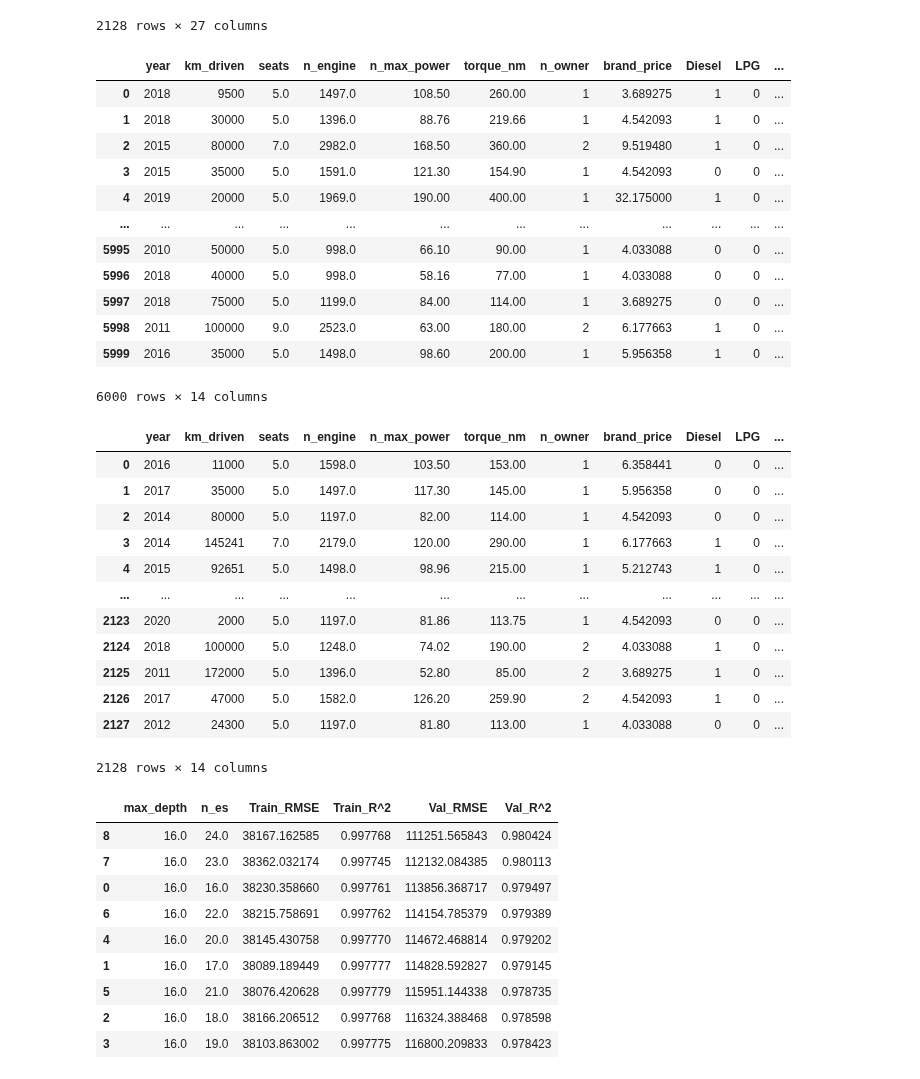
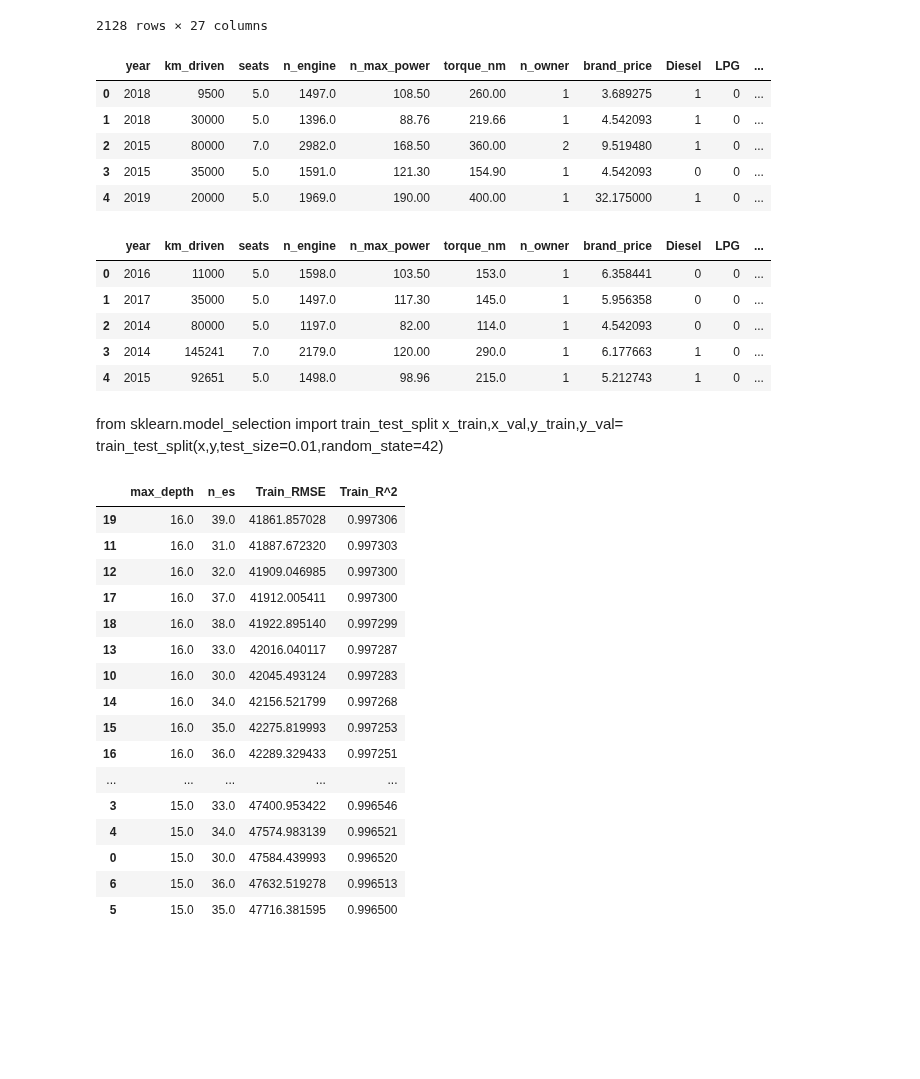
Before and after one commit to khoa2181/DataPreparation, a Jupyter notebook: Tran Minh Khoa_Final Data Preparation.ipynb, the cells around one changed output. Cells and saved outputs as stored; diff of their text form; code cells hidden in the pictures; blank space fills up the shorter version.

Commit message:
score: 122281.81939

```diff
--- a/Tran Minh Khoa_Final Data Preparation.ipynb
+++ b/Tran Minh Khoa_Final Data Preparation.ipynb
@@ -176,7 +169,7 @@ test
 x = train.drop(['name','fuel','selling_price','seller_type','transmission','owner','mileage','engine','max_power','torque','brand','brand_extend','n_mileage'], axis=1)
 y = train['selling_price']
 # %%
-x
+x.head()
 # %% [output]
 |  | year | km_driven | seats | n_engine | n_max_power | torque_nm | n_owner | brand_price | Diesel | LPG | ... |
 | 0 | 2018 | 9500 | 5.0 | 1497.0 | 108.50 | 260.00 | 1 | 3.689275 | 1 | 0 | ... |
@@ -184,28 +177,14 @@ x
 | 2 | 2015 | 80000 | 7.0 | 2982.0 | 168.50 | 360.00 | 2 | 9.519480 | 1 | 0 | ... |
 | 3 | 2015 | 35000 | 5.0 | 1591.0 | 121.30 | 154.90 | 1 | 4.542093 | 0 | 0 | ... |
 | 4 | 2019 | 20000 | 5.0 | 1969.0 | 190.00 | 400.00 | 1 | 32.175000 | 1 | 0 | ... |
-| ... | ... | ... | ... | ... | ... | ... | ... | ... | ... | ... | ... |
-| 5995 | 2010 | 50000 | 5.0 | 998.0 | 66.10 | 90.00 | 1 | 4.033088 | 0 | 0 | ... |
-| 5996 | 2018 | 40000 | 5.0 | 998.0 | 58.16 | 77.00 | 1 | 4.033088 | 0 | 0 | ... |
-| 5997 | 2018 | 75000 | 5.0 | 1199.0 | 84.00 | 114.00 | 1 | 3.689275 | 0 | 0 | ... |
-| 5998 | 2011 | 100000 | 9.0 | 2523.0 | 63.00 | 180.00 | 2 | 6.177663 | 1 | 0 | ... |
-| 5999 | 2016 | 35000 | 5.0 | 1498.0 | 98.60 | 200.00 | 1 | 5.956358 | 1 | 0 | ... |
-6000 rows × 14 columns
 # %%
 x_test = test.drop(['Id','name','fuel','seller_type','transmission','owner','mileage','engine','max_power','torque','brand','brand_extend','n_mileage'], axis=1)
 # %%
-x_test
+x_test.head()
 # %% [output]
 |  | year | km_driven | seats | n_engine | n_max_power | torque_nm | n_owner | brand_price | Diesel | LPG | ... |
-| 0 | 2016 | 11000 | 5.0 | 1598.0 | 103.50 | 153.00 | 1 | 6.358441 | 0 | 0 | ... |
-| 1 | 2017 | 35000 | 5.0 | 1497.0 | 117.30 | 145.00 | 1 | 5.956358 | 0 | 0 | ... |
-| 2 | 2014 | 80000 | 5.0 | 1197.0 | 82.00 | 114.00 | 1 | 4.542093 | 0 | 0 | ... |
-| 3 | 2014 | 145241 | 7.0 | 2179.0 | 120.00 | 290.00 | 1 | 6.177663 | 1 | 0 | ... |
-| 4 | 2015 | 92651 | 5.0 | 1498.0 | 98.96 | 215.00 | 1 | 5.212743 | 1 | 0 | ... |
-| ... | ... | ... | ... | ... | ... | ... | ... | ... | ... | ... | ... |
-| 2123 | 2020 | 2000 | 5.0 | 1197.0 | 81.86 | 113.75 | 1 | 4.542093 | 0 | 0 | ... |
-| 2124 | 2018 | 100000 | 5.0 | 1248.0 | 74.02 | 190.00 | 2 | 4.033088 | 1 | 0 | ... |
-| 2125 | 2011 | 172000 | 5.0 | 1396.0 | 52.80 | 85.00 | 2 | 3.689275 | 1 | 0 | ... |
-| 2126 | 2017 | 47000 | 5.0 | 1582.0 | 126.20 | 259.90 | 2 | 4.542093 | 1 | 0 | ... |
-| 2127 | 2012 | 24300 | 5.0 | 1197.0 | 81.80 | 113.00 | 1 | 4.033088 | 0 | 0 | ... |
+| 0 | 2016 | 11000 | 5.0 | 1598.0 | 103.50 | 153.0 | 1 | 6.358441 | 0 | 0 | ... |
+| 1 | 2017 | 35000 | 5.0 | 1497.0 | 117.30 | 145.0 | 1 | 5.956358 | 0 | 0 | ... |
+| 2 | 2014 | 80000 | 5.0 | 1197.0 | 82.00 | 114.0 | 1 | 4.542093 | 0 | 0 | ... |
+| 3 | 2014 | 145241 | 7.0 | 2179.0 | 120.00 | 290.0 | 1 | 6.177663 | 1 | 0 | ... |
+| 4 | 2015 | 92651 | 5.0 | 1498.0 | 98.96 | 215.0 | 1 | 5.212743 | 1 | 0 | ... |
-2128 rows × 14 columns
@@ -215,3 +191,6 @@ x_train,x_val,y_train,y_val= train_test_split(x,y,test_size=0.1,random_state=42)
+# %% [markdown]
+from sklearn.model_selection import train_test_split
+x_train,x_val,y_train,y_val= train_test_split(x,y,test_size=0.01,random_state=42)
 # %%
 from sklearn.ensemble import RandomForestRegressor
 from sklearn.ensemble import ExtraTreesRegressor
@@ -219,33 +198,37 @@ from sklearn.ensemble import GradientBoostingRegressor
 import xgboost as xgb
 from sklearn import metrics
 # %%
-result3 = pd.DataFrame(columns=['max_depth','n_es', 'Train_RMSE', 'Train_R^2', 'Val_RMSE', 'Val_R^2'])
+result3 = pd.DataFrame(columns=['max_depth','n_es', 'Train_RMSE', 'Train_R^2'])
 
-for i in range(16,17):
-    for j in range(16,25):
+for i in range(15,17):
+    for j in range(30,40):
         extra_tree = ExtraTreesRegressor(random_state=42, max_depth=i, n_estimators=j)
-        extra_tree.fit(x_train,y_train)
+        extra_tree.fit(x,y)
 
-        train_pred = extra_tree.predict(x_train)
-        val_pred = extra_tree.predict(x_val)
+        train_pred = extra_tree.predict(x)
 
-        train_rmse = np.sqrt(metrics.mean_squared_error(y_train, train_pred))
-        train_r2 = metrics.r2_score(y_train, train_pred)
-        val_rmse = np.sqrt(metrics.mean_squared_error(y_val, val_pred))
-        val_r2 = metrics.r2_score(y_val, val_pred)
+        train_rmse = np.sqrt(metrics.mean_squared_error(y, train_pred))
+        train_r2 = metrics.r2_score(y, train_pred)
 
-        result3 = result3.append(pd.Series({'max_depth': i,'n_es': j, 'Train_RMSE':train_rmse, 'Train_R^2':train_r2, 'Val_RMSE':val_rmse, 'Val_R^2':val_r2}), ignore_index=True)
+        result3 = result3.append(pd.Series({'max_depth': i,'n_es': j, 'Train_RMSE':train_rmse, 'Train_R^2':train_r2}), ignore_index=True)
 
-result3.sort_values(by='Val_RMSE')
+result3.sort_values(by='Train_RMSE')
 # %% [output]
-|  | max_depth | n_es | Train_RMSE | Train_R^2 | Val_RMSE | Val_R^2 |
-| 8 | 16.0 | 24.0 | 38167.162585 | 0.997768 | 111251.565843 | 0.980424 |
-| 7 | 16.0 | 23.0 | 38362.032174 | 0.997745 | 112132.084385 | 0.980113 |
-| 0 | 16.0 | 16.0 | 38230.358660 | 0.997761 | 113856.368717 | 0.979497 |
-| 6 | 16.0 | 22.0 | 38215.758691 | 0.997762 | 114154.785379 | 0.979389 |
-| 4 | 16.0 | 20.0 | 38145.430758 | 0.997770 | 114672.468814 | 0.979202 |
-| 1 | 16.0 | 17.0 | 38089.189449 | 0.997777 | 114828.592827 | 0.979145 |
-| 5 | 16.0 | 21.0 | 38076.420628 | 0.997779 | 115951.144338 | 0.978735 |
-| 2 | 16.0 | 18.0 | 38166.206512 | 0.997768 | 116324.388468 | 0.978598 |
-| 3 | 16.0 | 19.0 | 38103.863002 | 0.997775 | 116800.209833 | 0.978423 |
+|  | max_depth | n_es | Train_RMSE | Train_R^2 |
+| 19 | 16.0 | 39.0 | 41861.857028 | 0.997306 |
+| 11 | 16.0 | 31.0 | 41887.672320 | 0.997303 |
+| 12 | 16.0 | 32.0 | 41909.046985 | 0.997300 |
+| 17 | 16.0 | 37.0 | 41912.005411 | 0.997300 |
+| 18 | 16.0 | 38.0 | 41922.895140 | 0.997299 |
+| 13 | 16.0 | 33.0 | 42016.040117 | 0.997287 |
+| 10 | 16.0 | 30.0 | 42045.493124 | 0.997283 |
+| 14 | 16.0 | 34.0 | 42156.521799 | 0.997268 |
+| 15 | 16.0 | 35.0 | 42275.819993 | 0.997253 |
+| 16 | 16.0 | 36.0 | 42289.329433 | 0.997251 |
+| ... | ... | ... | ... | ... |
+| 3 | 15.0 | 33.0 | 47400.953422 | 0.996546 |
+| 4 | 15.0 | 34.0 | 47574.983139 | 0.996521 |
+| 0 | 15.0 | 30.0 | 47584.439993 | 0.996520 |
+| 6 | 15.0 | 36.0 | 47632.519278 | 0.996513 |
+| 5 | 15.0 | 35.0 | 47716.381595 | 0.996500 |
 # %%
```
Also changed, not shown: parts of 7 cells of this notebook.
